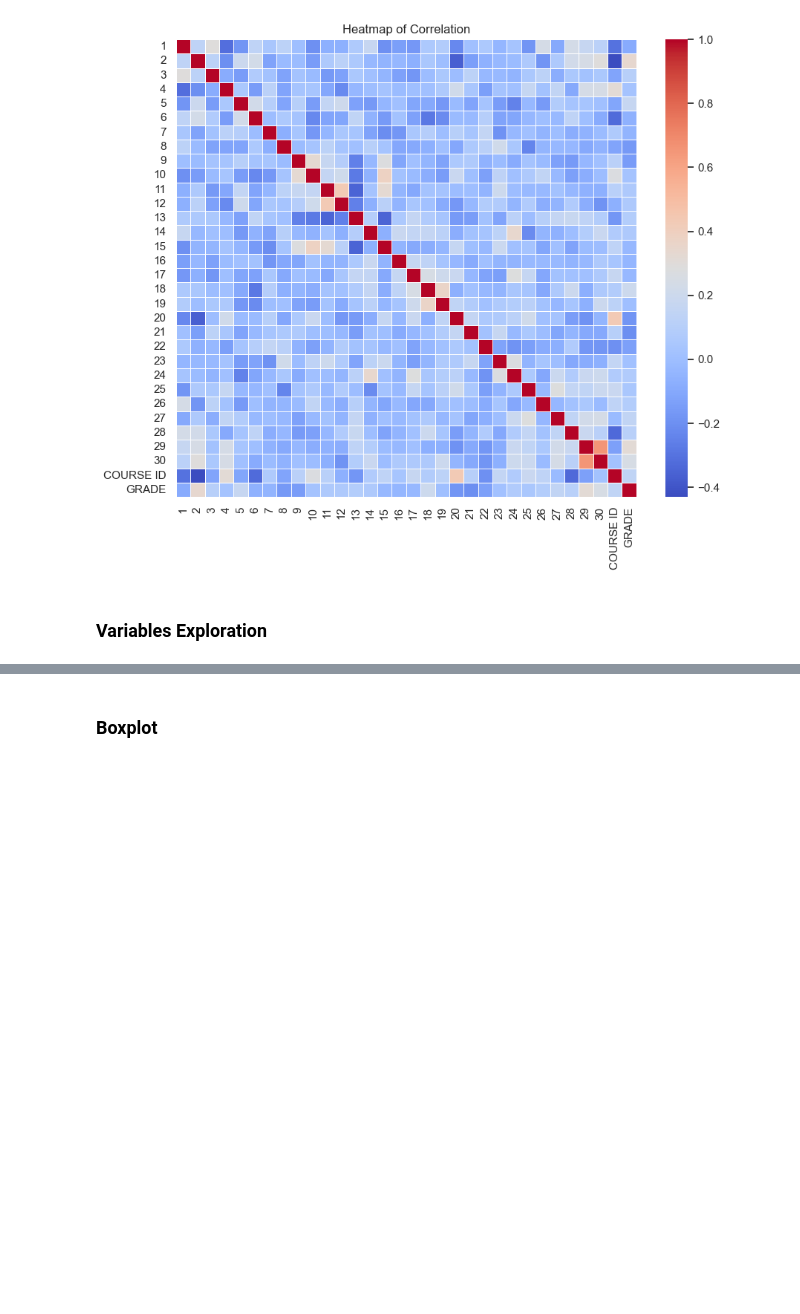
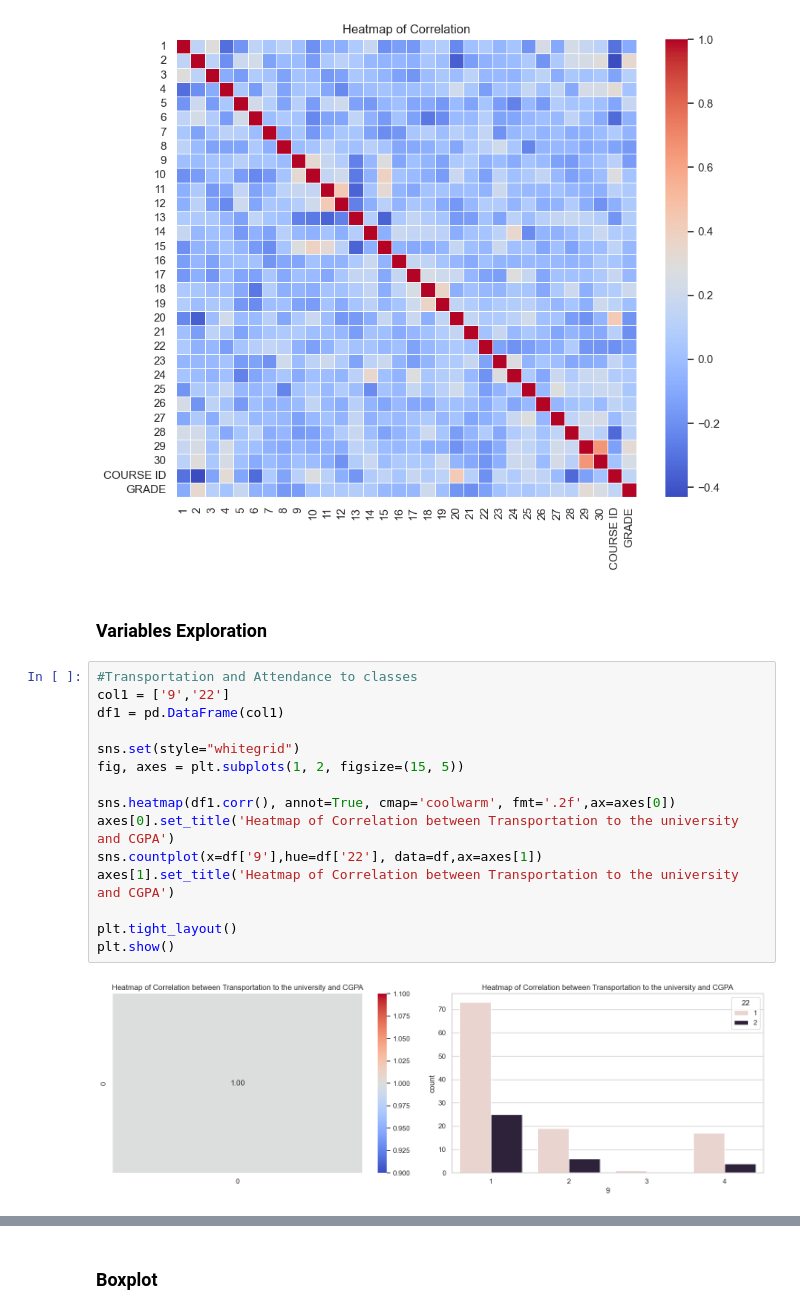
Before and after one commit to waiee/Higher-Education-Students-Performance-Evaluation---Association-Rule-Mining, a Jupyter notebook: test.ipynb, the cells around one changed output, grey strips where cells are left out. Cells and saved outputs as stored; diff of their text form; blank space fills up the shorter version.

```diff
--- a/test.ipynb
+++ b/test.ipynb
@@ -122,4 +122,21 @@ plt.show()
 [figure]
 # %% [markdown]
 ### Variables Exploration
+# %%
+#Transportation and Attendance to classes
+col1 = ['9','22']
+df1 = pd.DataFrame(col1)
+
+sns.set(style="whitegrid")
+fig, axes = plt.subplots(1, 2, figsize=(15, 5))
+
+sns.heatmap(df1.corr(), annot=True, cmap='coolwarm', fmt='.2f',ax=axes[0])
+axes[0].set_title('Heatmap of Correlation between Transportation to the university and CGPA')
+sns.countplot(x=df['9'],hue=df['22'], data=df,ax=axes[1])
+axes[1].set_title('Heatmap of Correlation between Transportation to the university and CGPA')
+
+plt.tight_layout()
+plt.show()
+# %% [output]
+[figure, added]
 # %%
```
Also changed, not shown: parts of 4 cells of this notebook.
